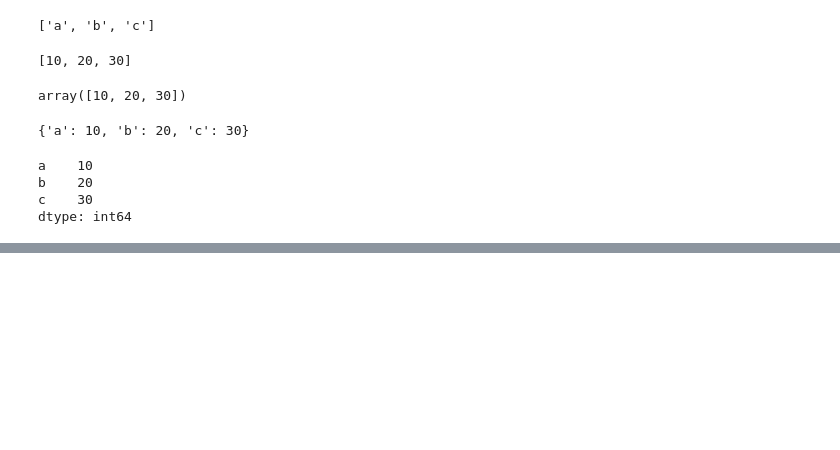
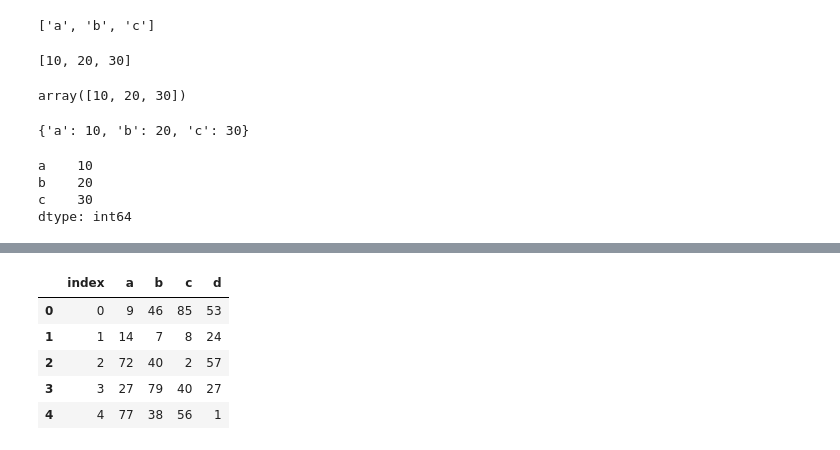
Before and after one commit to Sabari2810/Python-for-DataScience, a Jupyter notebook: Pandas for Data Analysis.ipynb, the cells around one changed output, grey strips where cells are left out. Saved outputs shown, nothing was run; the diff lists cells and outputs as text; code cells hidden in the pictures; blank space fills up the shorter version.

```diff
--- a/Pandas for Data Analysis.ipynb
+++ b/Pandas for Data Analysis.ipynb
@@ -31,0 +165,2 @@ dtype: int64
+# %%
+df = pd.DataFrame(random.randint(0,100,(5,4)),index=[0,1,2,3,4],columns=['a','b','c','d'])
@@ -31,0 +176,11 @@ dtype: int64
+# %%
+df.reset_index(inplace=True)
+# %%
+df
+# %% [output]
+|  | index | a | b | c | d |
+| 0 | 0 | 9 | 46 | 85 | 53 |
+| 1 | 1 | 14 | 7 | 8 | 24 |
+| 2 | 2 | 72 | 40 | 2 | 57 |
+| 3 | 3 | 27 | 79 | 40 | 27 |
+| 4 | 4 | 77 | 38 | 56 | 1 |
```
Also changed, not shown: parts of 50 cells of this notebook, 5 other files.
